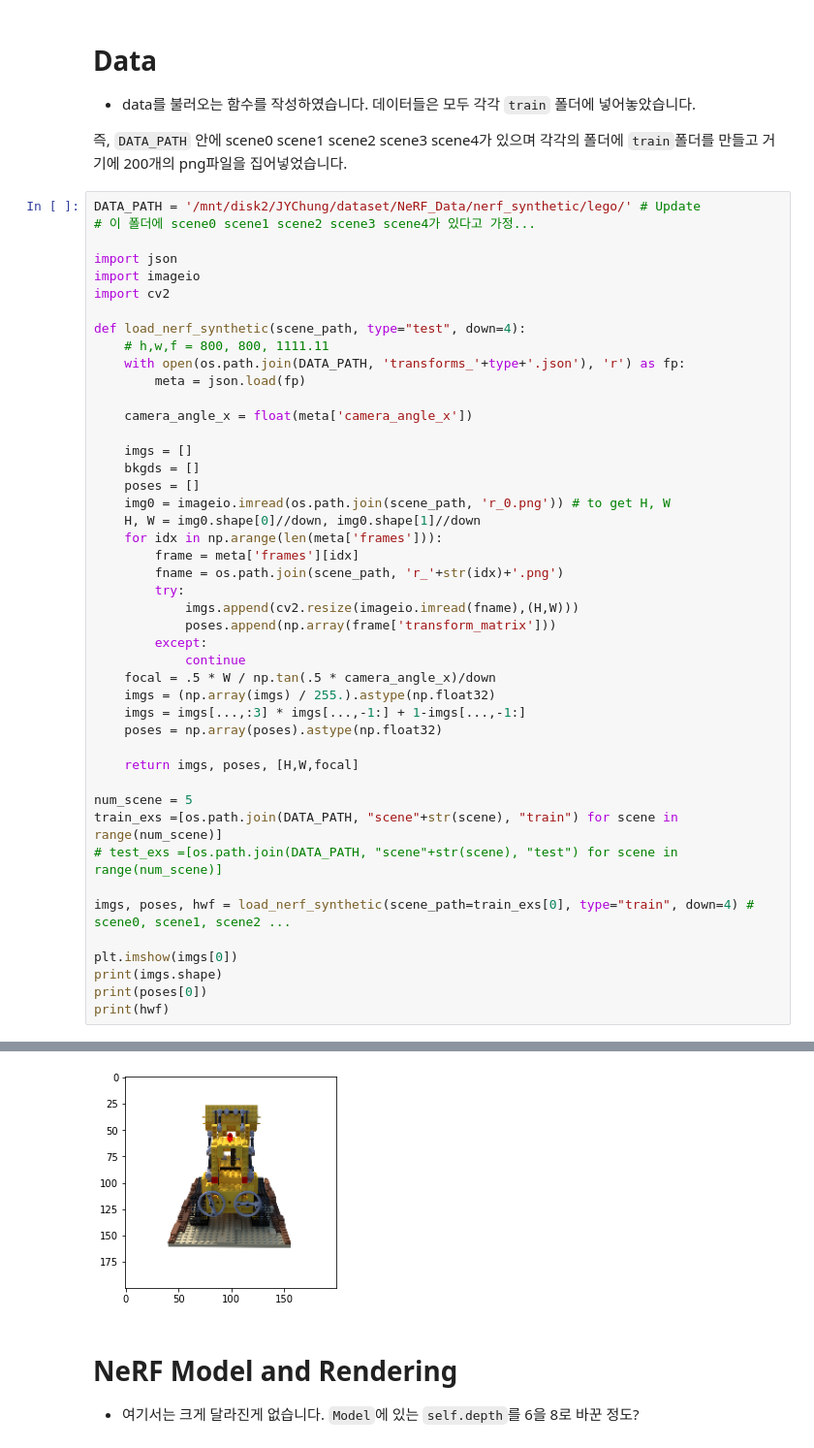
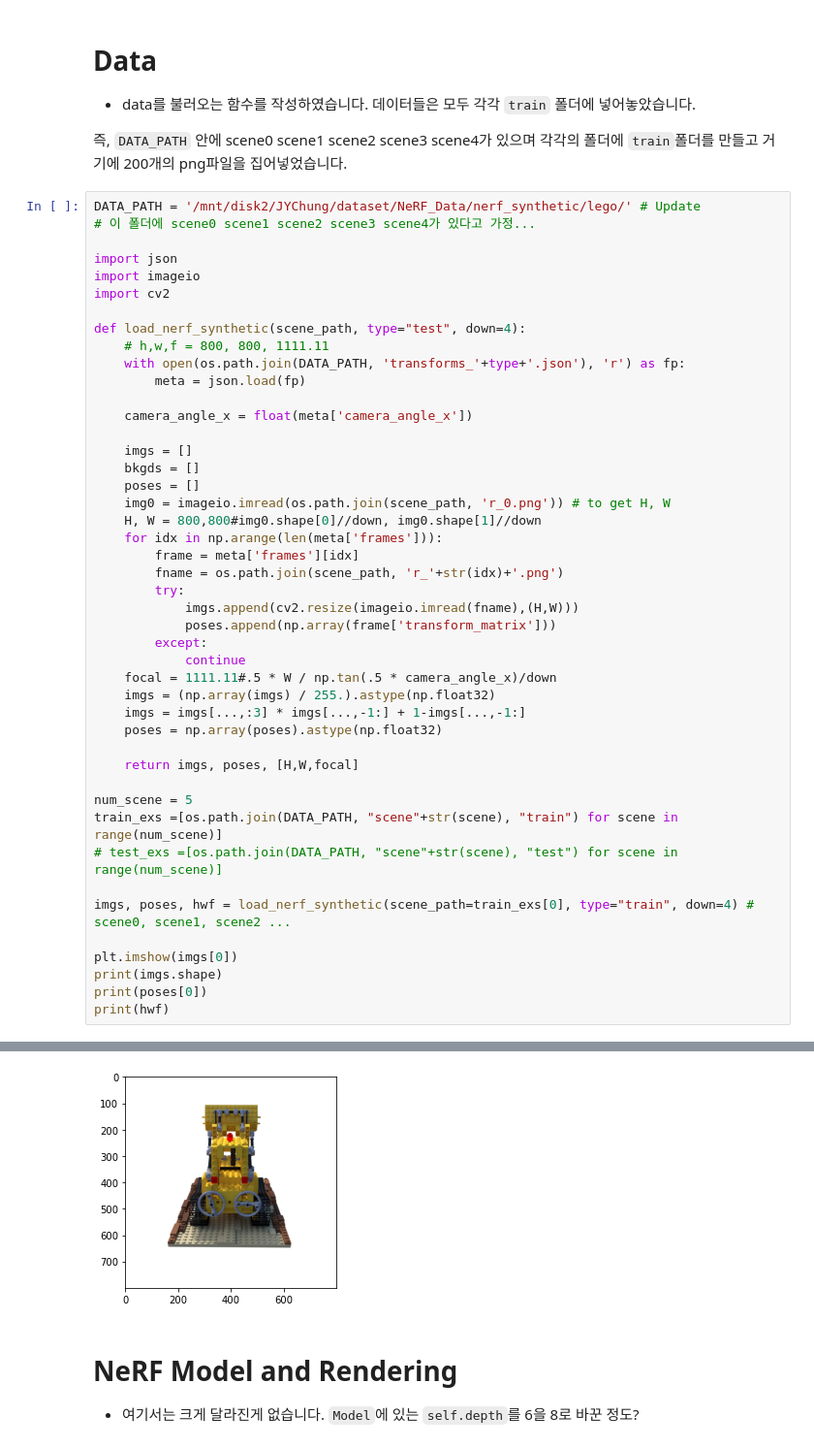
Before and after one commit to robot0321/project_iNeRF, a Jupyter notebook: meta-iNeRF.ipynb, the cells around one changed output, grey strips where cells are left out. Shown at 97% size. Cells and saved outputs as stored; diff of their text form.

```diff
--- a/meta-iNeRF.ipynb
+++ b/meta-iNeRF.ipynb
@@ -88,7 +88,7 @@ def load_nerf_synthetic(scene_path, type="test", down=4):
     bkgds = []
     poses = []
     img0 = imageio.imread(os.path.join(scene_path, 'r_0.png')) # to get H, W
-    H, W = img0.shape[0]//down, img0.shape[1]//down
+    H, W = 800,800#img0.shape[0]//down, img0.shape[1]//down
     for idx in np.arange(len(meta['frames'])):
         frame = meta['frames'][idx]
         fname = os.path.join(scene_path, 'r_'+str(idx)+'.png')
@@ -97,7 +97,7 @@ def load_nerf_synthetic(scene_path, type="test", down=4):
             poses.append(np.array(frame['transform_matrix']))
         except:
             continue
-    focal = .5 * W / np.tan(.5 * camera_angle_x)/down
+    focal = 1111.11#.5 * W / np.tan(.5 * camera_angle_x)/down
     imgs = (np.array(imgs) / 255.).astype(np.float32)
     imgs = imgs[...,:3] * imgs[...,-1:] + 1-imgs[...,-1:]
     poses = np.array(poses).astype(np.float32)
@@ -124,4 +124,4 @@ print(hwf)
-[figure, old version]
+[figure, new version]
 # %% [markdown]
 # NeRF Model and Rendering
 
```
Also changed, not shown: parts of 8 cells of this notebook, 10 other files.
